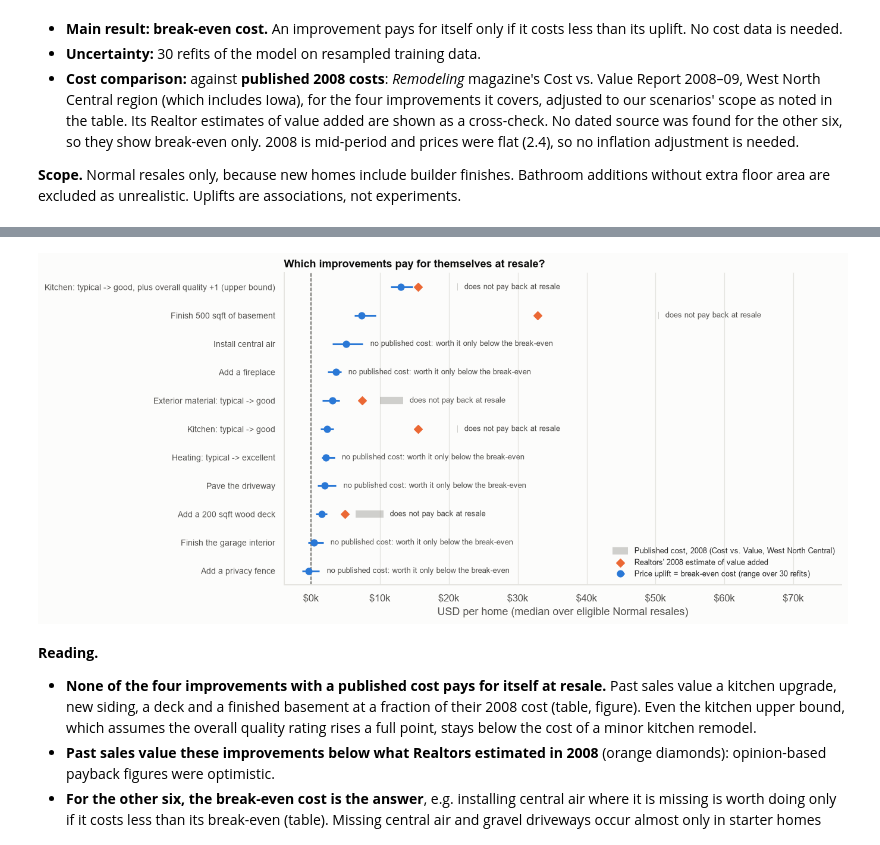
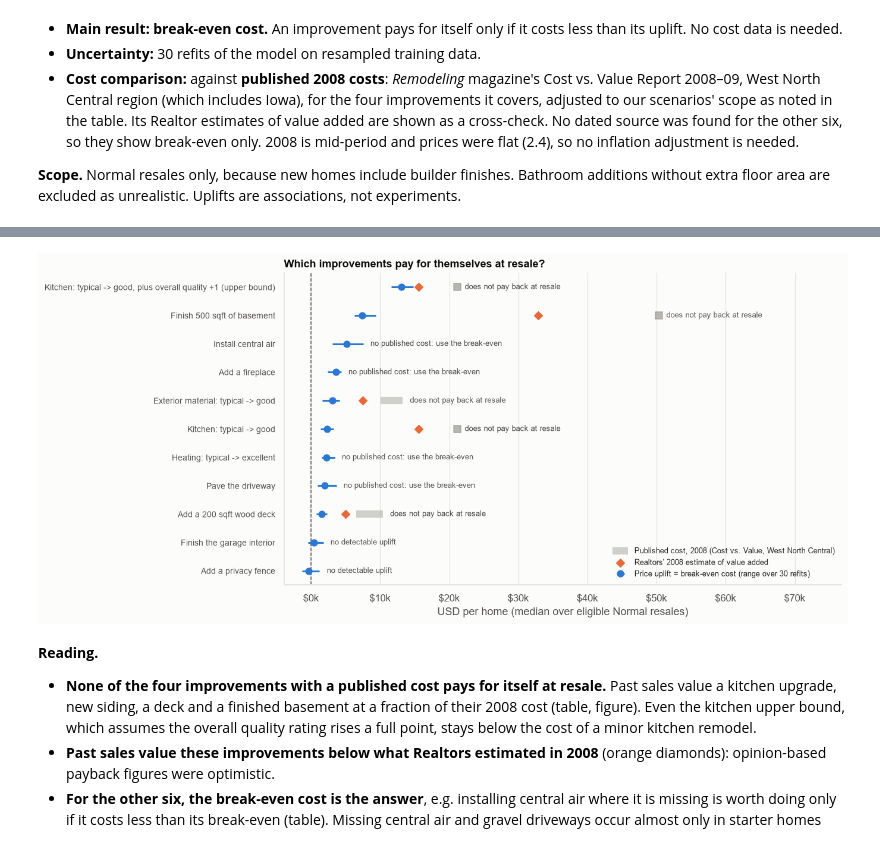
Before and after one commit to daniosp/final-proyect-ml, a Jupyter notebook: main/clearview_analysis.ipynb, the cells around one changed output, grey strips where cells are left out. Drawn from its saved outputs; the diff is of its cells as text; code cells hidden in the pictures.

```diff
--- a/main/clearview_analysis.ipynb
+++ b/main/clearview_analysis.ipynb
@@ -3148,11 +3154,12 @@ for n, (b, a) in before_after.items():
     up = point[n]
     lo, hi = np.percentile(refit_medians[n], [2.5, 97.5])
     bench = COST_BENCHMARKS[n]
-    if bench is None:
-        c_lo = c_hi = resale = np.nan
-        verdict = "no published cost: worth it only below the break-even"
+    c_lo, c_hi, resale = (np.nan, np.nan, np.nan) if bench is None else bench[:3]
+    if lo <= 0:
+        verdict = "no detectable uplift"
+    elif bench is None:
+        verdict = "no published cost: use the break-even"
     else:
-        c_lo, c_hi, resale, _ = bench
         verdict = ("pays for itself" if lo >= c_hi else "does not pay back at resale" if hi < c_lo
                    else "depends on the actual cost")
     roi_rows.append({"improvement": n, "eligible homes": len(b),
@@ -3219,32 +3226,35 @@ Median uplift in % of the home's price, by predicted price tier (blank: fewer th
 # %%
 plot_r = roi.iloc[::-1]
 fig, ax = plt.subplots(figsize=(11, 6.2))
 y = np.arange(len(plot_r))
 has_cost = plot_r["published cost low ($)"].notna().to_numpy()
-ax.hlines(y[has_cost], plot_r["published cost low ($)"][has_cost], plot_r["published cost high ($)"][has_cost] + 150,
+is_range = has_cost & (plot_r["published cost high ($)"] > plot_r["published cost low ($)"]).to_numpy()
+ax.hlines(y[is_range], plot_r["published cost low ($)"][is_range], plot_r["published cost high ($)"][is_range],
           color=COLORS["gray"], lw=8, alpha=0.45, label="Published cost, 2008 (Cost vs. Value, West North Central)")
+ax.scatter(plot_r["published cost low ($)"][has_cost & ~is_range], y[has_cost & ~is_range], marker="s", s=70,
+           color=COLORS["gray"], alpha=0.7, zorder=3)
 ax.scatter(plot_r["Realtors' resale estimate, 2008 ($)"][has_cost], y[has_cost], marker="D", s=40, color=COLORS["orange"],
            zorder=3, label="Realtors' 2008 estimate of value added")
 ax.errorbar(plot_r["uplift = break-even cost ($)"], y,
             xerr=[plot_r["uplift = break-even cost ($)"] - plot_r["range low ($)"],
                   plot_r["range high ($)"] - plot_r["uplift = break-even cost ($)"]],
             fmt="o", ms=7, color=COLORS["blue"], elinewidth=2, capsize=0, label="Price uplift = break-even cost (range over 30 refits)")
 for yi, (_, r) in zip(y, plot_r.iterrows()):
     right_end = np.nanmax([r["range high ($)"], r["published cost high ($)"]])
     ax.annotate(r["verdict"], (right_end, yi), xytext=(8, 0),
                 textcoords="offset points", va="center", fontsize=8.5, color=COLORS["text2"])
 ax.axvline(0, color=COLORS["text2"], lw=1, ls="--")
 ax.set_yticks(y, labels=plot_r.index, fontsize=9)
 ax.xaxis.set_major_formatter(USD)
 ax.set_xlim(right=ax.get_xlim()[1] * 1.45)
 ax.set_xlabel("USD per home (median over eligible Normal resales)")
 ax.set_title("Which improvements pay for themselves at resale?")
 ax.legend(frameon=False, fontsize=8.5, loc="lower right")
 ax.grid(axis="y", visible=False)
 save_fig(fig, "05_improvement_break_even")
 plt.show()
 # %% [output]
-[figure, old version]
+[figure, new version]
 # %% [markdown]
 **Reading.**
 - **None of the four improvements with a published cost pays for itself at resale.** Past sales value a kitchen upgrade, new siding, a deck and a finished basement at a fraction of their 2008 cost (table, figure). Even the kitchen upper bound, which assumes the overall quality rating rises a full point, stays below the cost of a minor kitchen remodel.
```
Also changed, not shown: parts of 11 cells of this notebook, 1 other file.
